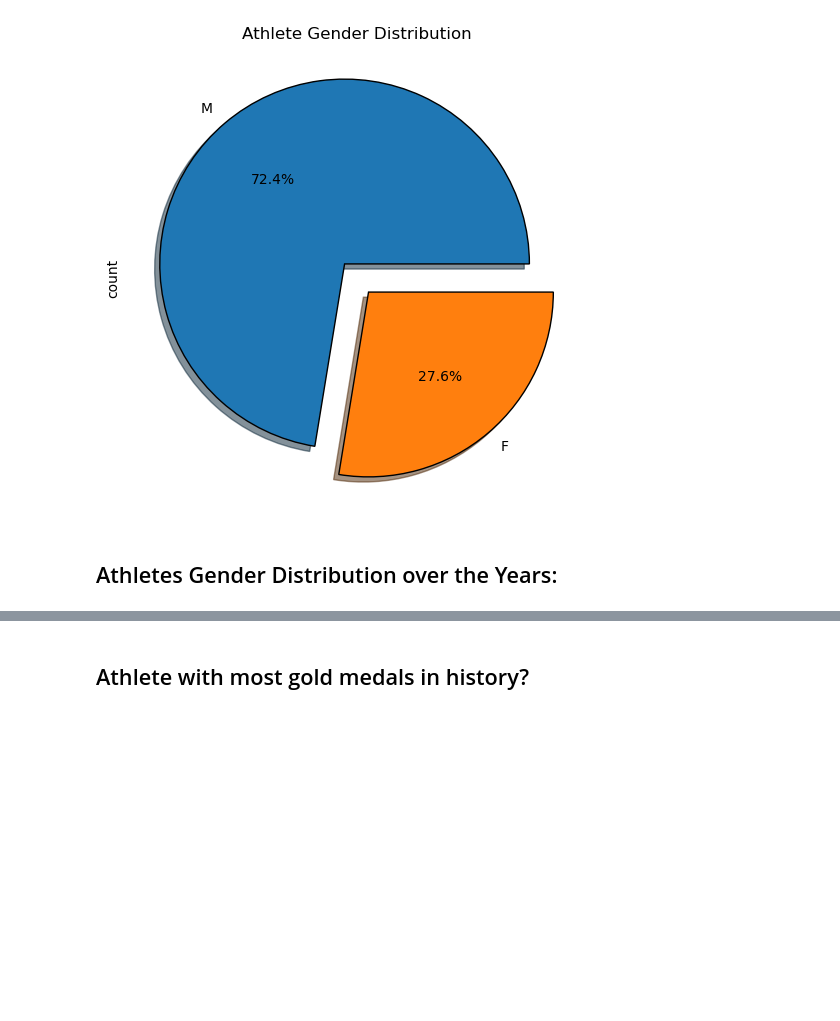
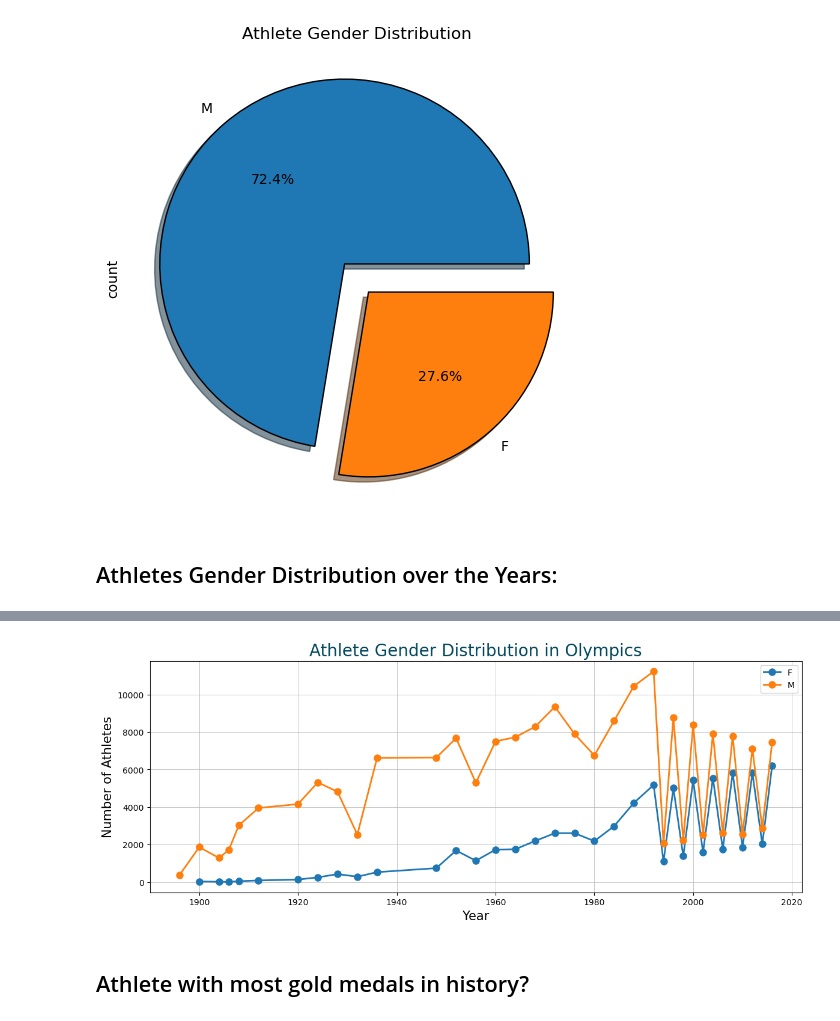
Before and after one commit to igooku/120-Years-of-Olympic-history-, a Jupyter notebook: 120 years of Olympic history analysis.ipynb, the cells around one changed output, grey strips where cells are left out. Cells and saved outputs as stored; diff of their text form; code cells hidden in the pictures; blank space fills up the shorter version.

```diff
--- a/120 years of Olympic history analysis.ipynb
+++ b/120 years of Olympic history analysis.ipynb
@@ -261,3 +257,20 @@ df_olympic.set_index('Year')['Sex'].sort_index().value_counts().plot(figsize = [
+# %%
+gender_graph = df_olympic.groupby(['Year', 'Sex'])['ID'].count().unstack()
+
+# Plotting the data as a line graph
+gender_graph.plot(figsize = [14,5], marker='o', linestyle='-', linewidth=2, markersize=8);
+
+# Adding titles and labels
+plt.title('Athlete Gender Distribution in Olympics', color="#02485c", fontsize=20)
+plt.xlabel('Year', fontsize=15)
+plt.ylabel('Number of Athletes', fontsize=15)
+
+# Displaying grid and legend
+plt.grid(True, which='both', linewidth=0.5)
+plt.legend(fontsize=10)
+plt.show()
+# %% [output]
+[figure, added]
 # %% [markdown]
 ##  Athlete with most gold medals in history?
 # %%
```
Also changed, not shown: parts of 9 cells of this notebook.
